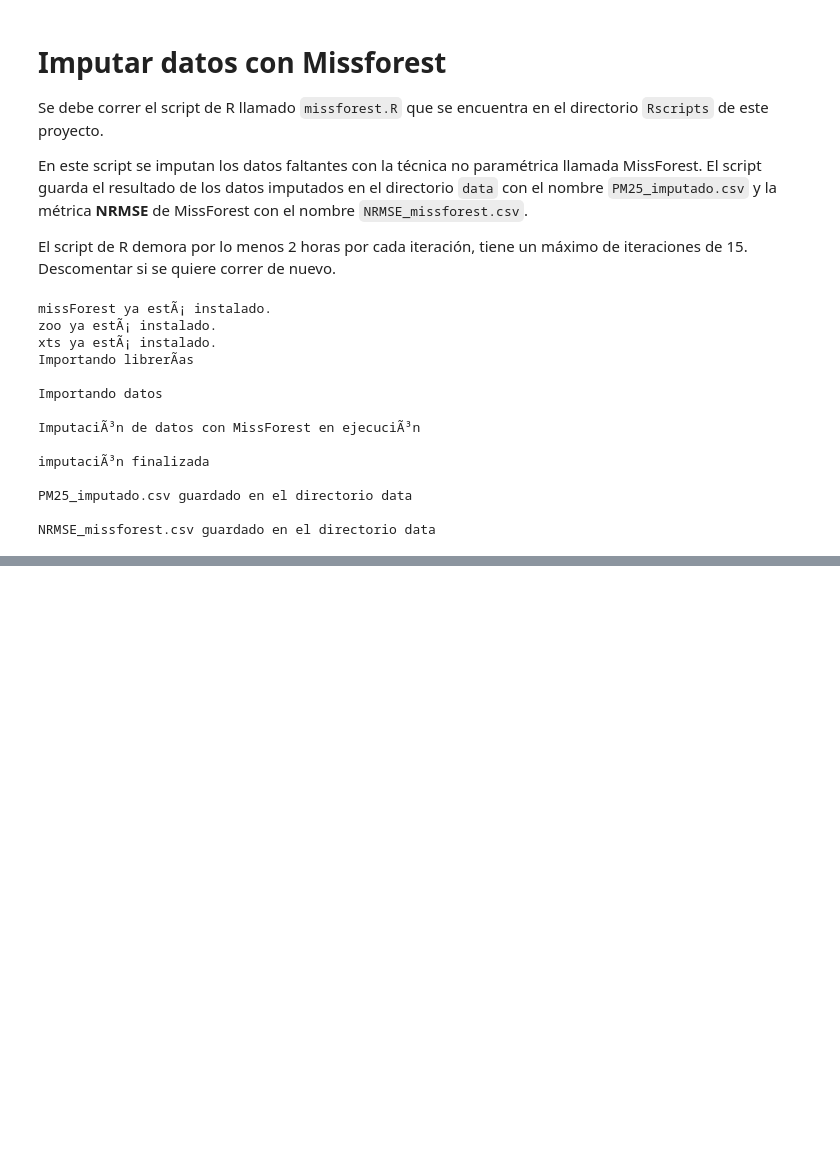
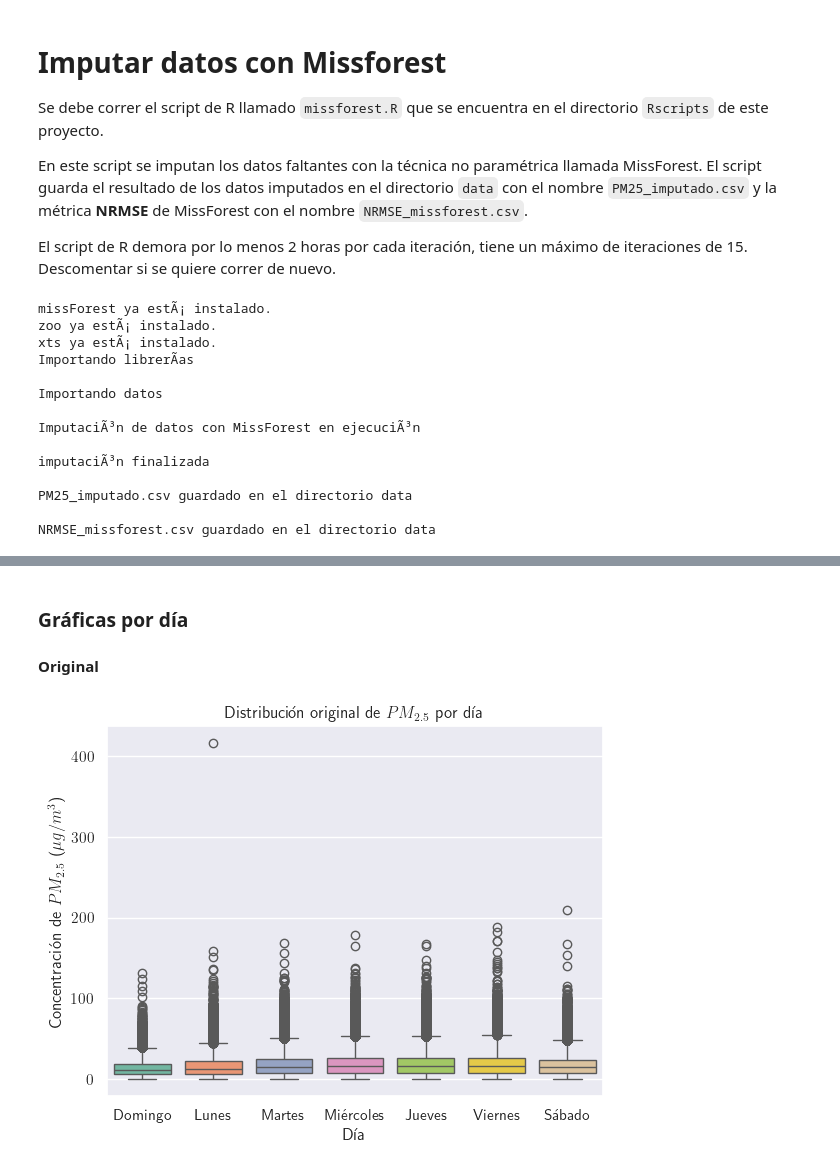
Before and after one commit to Gersonyeye/IAV2-55-final-project, a Jupyter notebook: notebooks/main.ipynb, the cells around one changed output, grey strips where cells are left out. Cells and saved outputs as stored; diff of their text form; code cells hidden in the pictures; blank space fills up the shorter version.

Commit message:
Gráficas después de imputar

```diff
--- a/notebooks/main.ipynb
+++ b/notebooks/main.ipynb
@@ -135,0 +144,5 @@ NRMSE_missforest.csv guardado en el directorio data
+# %%
+from pyper import R
+
+r = R()
+paquetes = ['Amelia']
@@ -135,0 +168,7 @@ NRMSE_missforest.csv guardado en el directorio data
+# %%
+r.run(
+    ["png(file='../images/faltantes/faltantes.png',width=1000, height=1200)",
+    "missmap(df[,-1],margins = c(10,10))",
+    "dev.off()"
+     ]
+)
@@ -135,0 +220,3 @@ NRMSE_missforest.csv guardado en el directorio data
+# %%
+df_long = df.melt(id_vars= ('Fecha'), var_name= 'Estación', value_name= 'PM25')
+df_long.head()
@@ -135,0 +244,5 @@ NRMSE_missforest.csv guardado en el directorio data
+# %%
+df_long['Día'] = df_long['Fecha'].dt.day_name('spanish')
+df_long['Mes'] = df_long['Fecha'].dt.month_name('spanish')
+df_long['Año'] = df_long['Fecha'].dt.year
+df_long['Hora'] = df_long['Fecha'].dt.hour
@@ -135,0 +269,12 @@ NRMSE_missforest.csv guardado en el directorio data
+# %% [markdown]
+### Gráficas por día
+
+#### Original
+# %%
+ax = sns.boxplot(data=df_long, x="Día", y="PM25", hue= "Día",palette='Set2')
+ax.set_title(r'Distribución original de $PM_{2.5}$ por día')
+ax.set_ylabel(r'Concentración de $PM_{2.5}$ ($\mu g/m^3$)')
+plt.savefig('../images/estadisticas/original/dia.png', bbox_inches='tight')
+plt.show()
+# %% [output]
+[figure, added]
```
Also changed, not shown: parts of 71 cells of this notebook, 23 other files.
